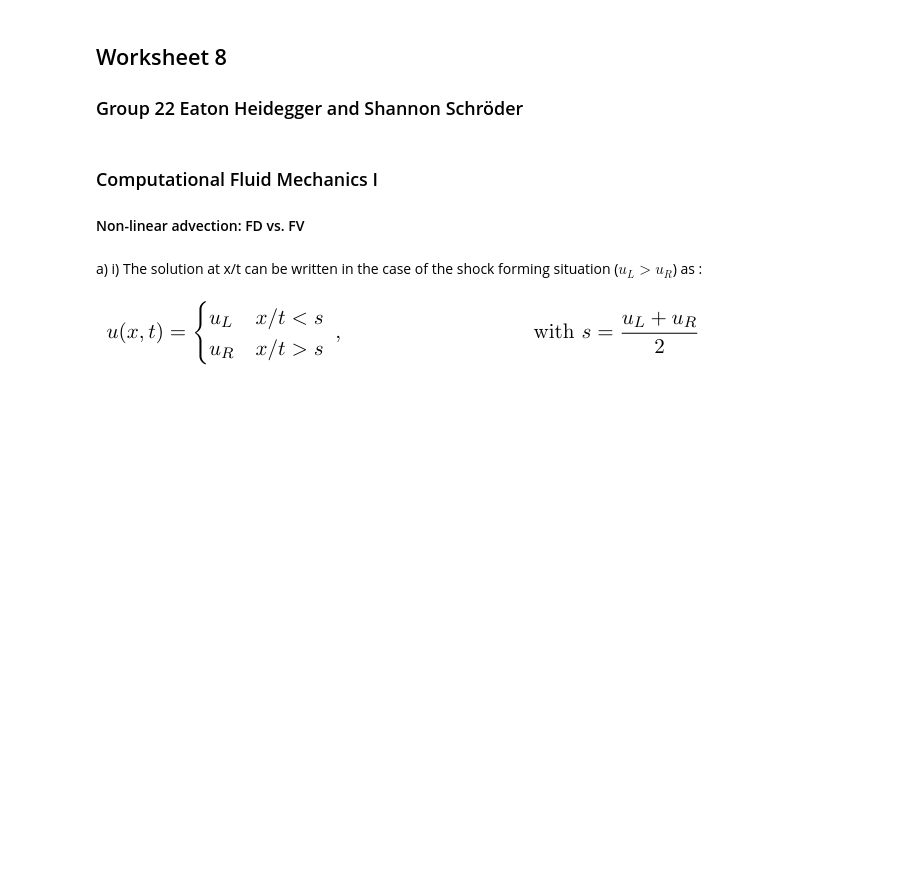
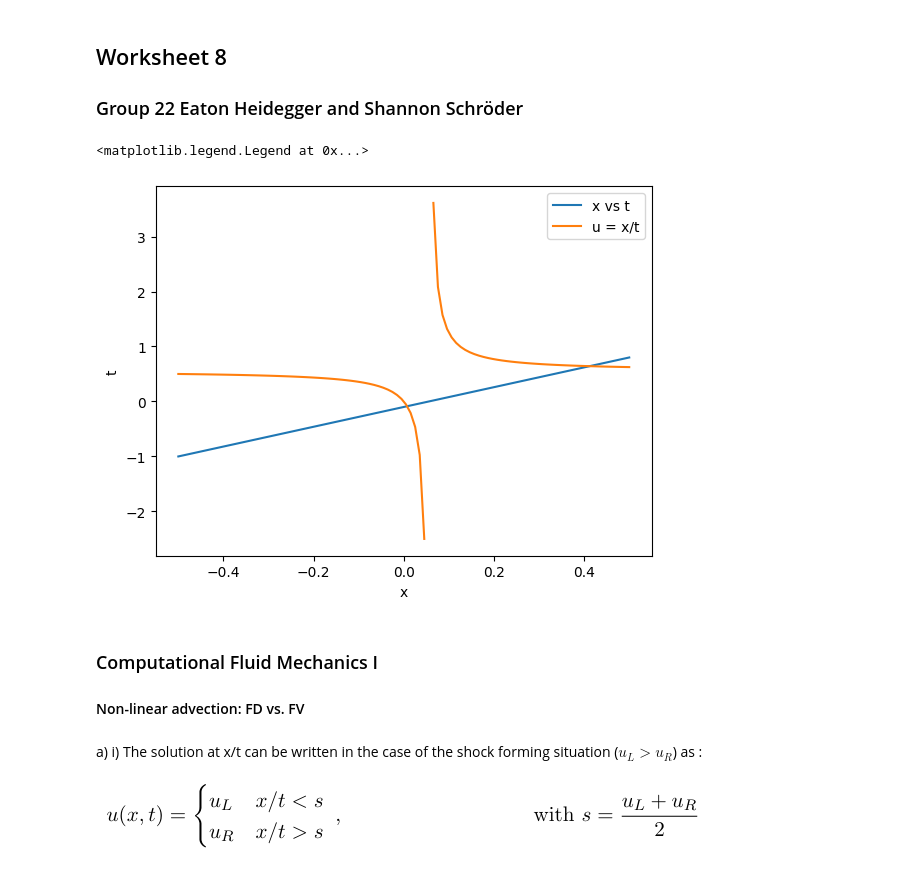
Before and after one commit to ShannonS00/Computational-Astrophysics, a Jupyter notebook: Worksheet_8/Worksheet_8_G22.ipynb, the cells around one changed output. Saved outputs shown, nothing was run; the diff lists cells and outputs as text; code cells hidden in the pictures; blank space fills up the shorter version.

```diff
--- a/Worksheet_8/Worksheet_8_G22.ipynb
+++ b/Worksheet_8/Worksheet_8_G22.ipynb
@@ -5,3 +8,18 @@
+# %%
+# x is an array of 100 points from 0 to 10
+# t is an array of 100 points from 0 to 10
+x = np.linspace(-0.5,0.5, 100)
+t = np.linspace(-1, 0.8, 100)
+u = x/t
+plt.plot(x, t, label='x vs t')
+plt.xlabel('x')
+plt.ylabel('t')
+# plot the function u
+plt.plot(x, u, label='u = x/t')
+plt.legend()
+# %% [output]
+<matplotlib.legend.Legend at 0x...>
+[figure, added]
 # %% [markdown]
 ### Computational Fluid Mechanics I
  ####  Non-linear advection: FD vs. FV
```
Also changed, not shown: parts of 16 cells of this notebook.
